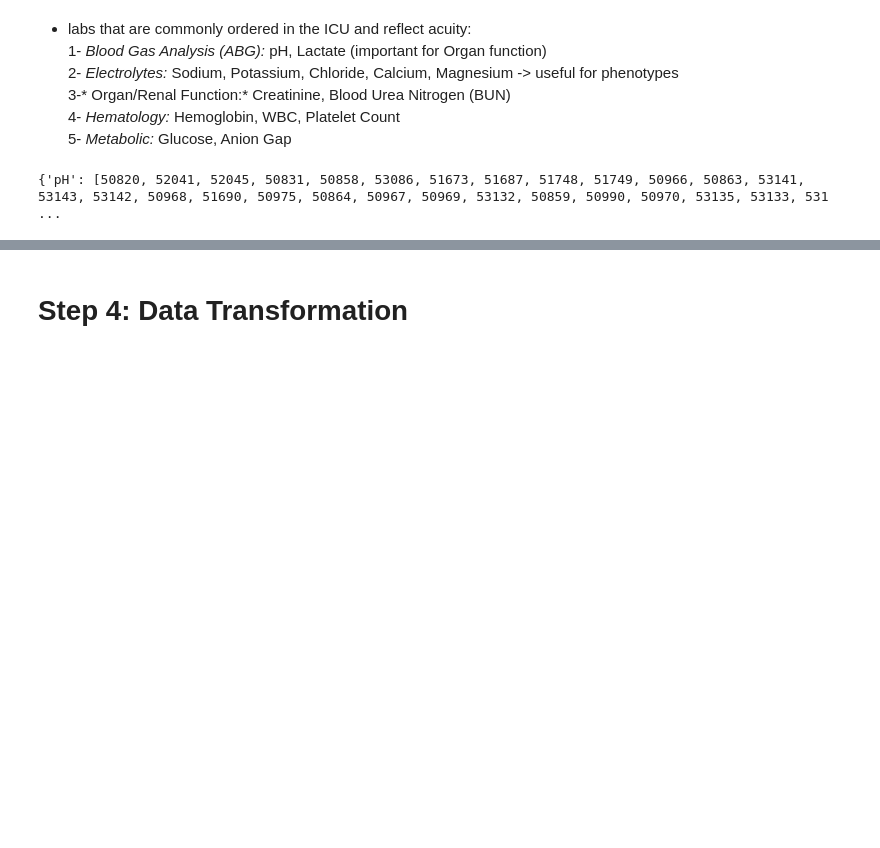
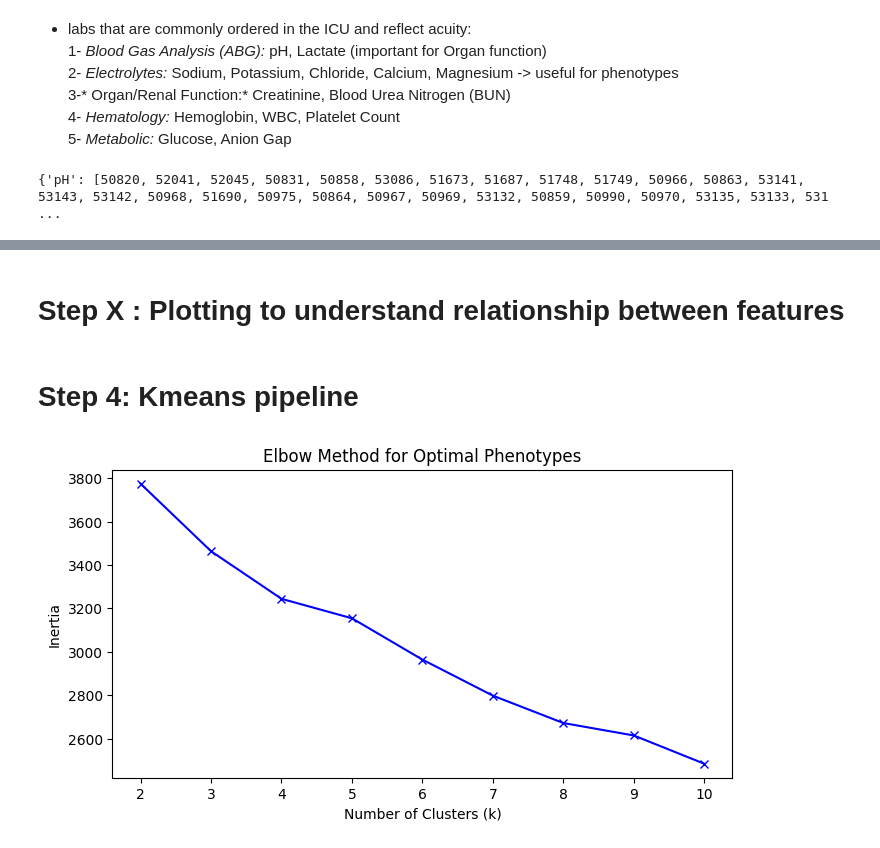
Before and after one commit to OnsHanafi/icu-acquity-phenotyping, a Jupyter notebook: ICUproject.ipynb, the cells around one changed output, grey strips where cells are left out. Saved outputs shown, nothing was run; the diff lists cells and outputs as text; code cells hidden in the pictures; blank space fills up the shorter version.

Commit message:
kmeans pipeline

```diff
--- a/ICUproject.ipynb
+++ b/ICUproject.ipynb
@@ -800,0 +841,7 @@ df.head()
+# %%
+# the max missing value equals to 0.06% (lab items), to fill the data we will use the median imputation for the best balance of data
+for col in df.columns:
+    if df[col].isnull().sum() > 0:
+        df[col]= df[col].fillna(df[col].median())
+# %% [markdown]
+# Step X : Plotting to understand relationship between features
@@ -801,2 +853,53 @@ df.head()
 # %% [markdown]
-# Step 4: Data Transformation
+# Step 4: Kmeans pipeline
+# %%
+
+# --- 1. Data Setup ---
+# we have divided our features into two groups:
+# ** The "Phenotype" variables: the features that we will use for clustering and to define the different phenotypes of patients in the ICU.
+# ** The "Acuity" variables: the features that we will use to validate the phenotypes and to answer the "Acuity-Level" problem by comparing the mortality rate and length of stay across the different phenotypes.
+# Features for clustering (The "Phenotype" variables)
+categorical_cols = ['gender', 'first_careunit', 'admission_type']
+numerical_cols = [col for col in df.columns if col not in categorical_cols  \
+                                             + ['subject_id', 'hadm_id', 'stay_id', 'hospital_expire_flag', 'stay_hours']]
+
+# Variables used only for Acuity Validation (The "Acuity" variables)
+acuity_indicators = ['hospital_expire_flag', 'stay_hours']
+
+X = df[numerical_cols + categorical_cols]
+
+# --- 2. Preprocessing Pipeline ---
+num_transformer = Pipeline(steps=[
+    ('imputer', SimpleImputer(strategy='median')),
+    ('scaler', StandardScaler())
+])
+
+cat_transformer = Pipeline(steps=[
+    ('imputer', SimpleImputer(strategy='most_frequent')),
+    ('encoder', OneHotEncoder(handle_unknown='ignore', sparse_output=False))
+])
+
+preprocessor = ColumnTransformer(transformers=[
+    ('num', num_transformer, numerical_cols),
+    ('cat', cat_transformer, categorical_cols)
+])
+
+# Process the data
+X_processed = preprocessor.fit_transform(X)
+
+# --- 3. Finding Optimal K (The Elbow Method) ---
+inertia = []
+K_range = range(2, 11)
+for k in K_range:
+    km = KMeans(n_clusters=k, random_state=42, n_init=10)
+    km.fit(X_processed)
+    inertia.append(km.inertia_)
+
+plt.figure(figsize=(8, 4))
+plt.plot(K_range, inertia, 'bx-')
+plt.xlabel('Number of Clusters (k)')
+plt.ylabel('Inertia')
+plt.title('Elbow Method for Optimal Phenotypes')
+plt.show()
+# %% [output]
+[figure, added]
```
Also changed, not shown: parts of 16 cells of this notebook, 1 other file.
